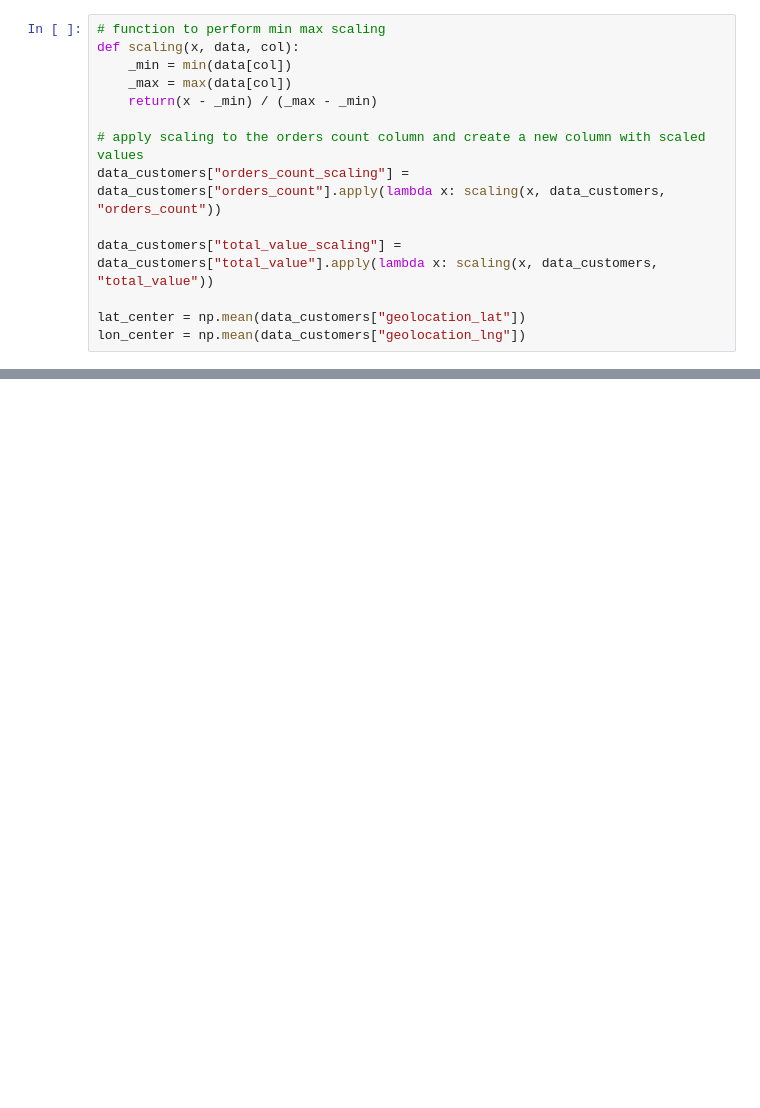
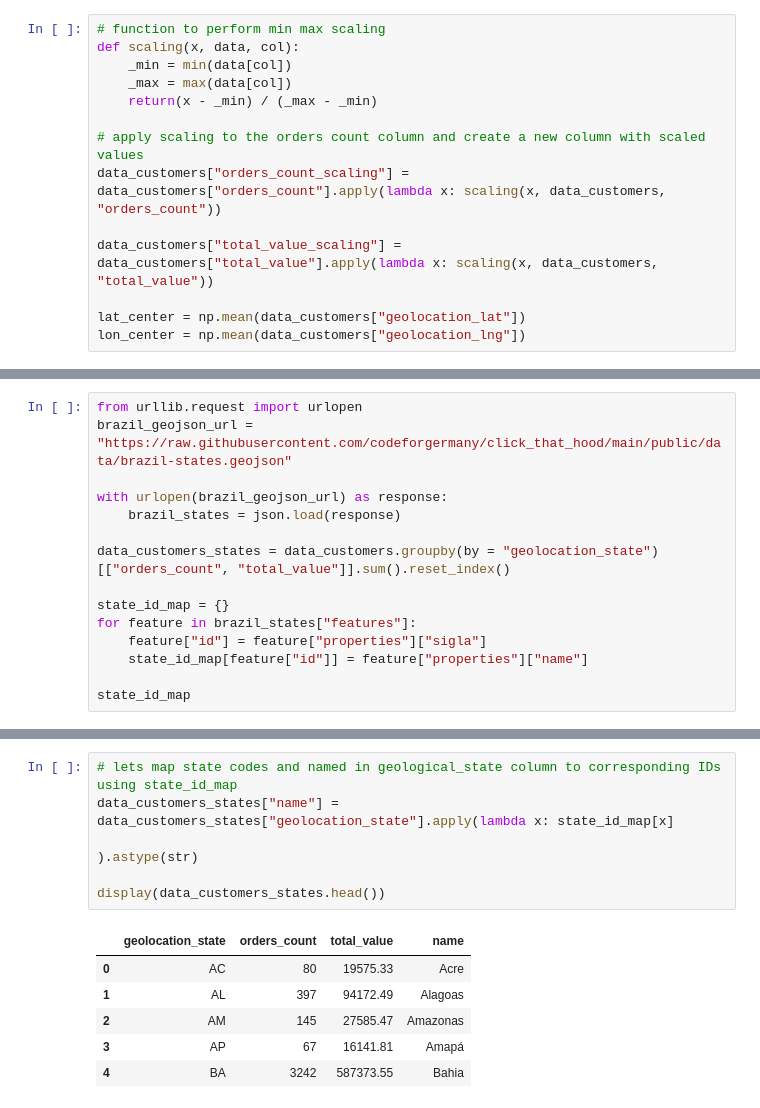
Before and after one commit to Cyrusz55/E_Commerce_Customer_Behavior_Analysis, a Jupyter notebook: book1.ipynb, the cells around one changed output, grey strips where cells are left out. Cells and saved outputs as stored; diff of their text form; blank space fills up the shorter version.

```diff
--- a/book1.ipynb
+++ b/book1.ipynb
@@ -322,0 +376,15 @@ lon_center = np.mean(data_customers["geolocation_lng"])
+# %%
+from urllib.request import urlopen
+brazil_geojson_url = "https://raw.githubusercontent.com/codeforgermany/click_that_hood/main/public/data/brazil-states.geojson"
+
+with urlopen(brazil_geojson_url) as response:
+    brazil_states = json.load(response)
+
+data_customers_states = data_customers.groupby(by = "geolocation_state")[["orders_count", "total_value"]].sum().reset_index()
+
+state_id_map = {}
+for feature in brazil_states["features"]:
+    feature["id"] = feature["properties"]["sigla"]
+    state_id_map[feature["id"]] = feature["properties"]["name"]
+
+state_id_map
@@ -322,0 +409,13 @@ lon_center = np.mean(data_customers["geolocation_lng"])
+# %%
+# lets map state codes and named in geological_state column to corresponding IDs using state_id_map
+data_customers_states["name"] = data_customers_states["geolocation_state"].apply(lambda x: state_id_map[x]
+                                                                                 ).astype(str)
+
+display(data_customers_states.head())
+# %% [output]
+|  | geolocation_state | orders_count | total_value | name |
+| 0 | AC | 80 | 19575.33 | Acre |
+| 1 | AL | 397 | 94172.49 | Alagoas |
+| 2 | AM | 145 | 27585.47 | Amazonas |
+| 3 | AP | 67 | 16141.81 | Amapá |
+| 4 | BA | 3242 | 587373.55 | Bahia |
```
Also changed, not shown: parts of 3 cells of this notebook, 5 other files.
